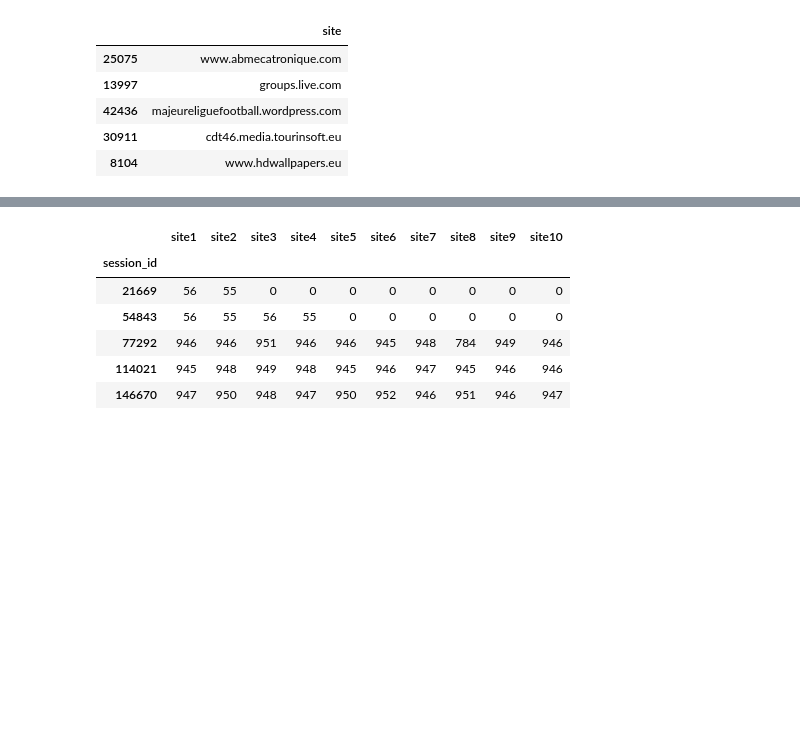
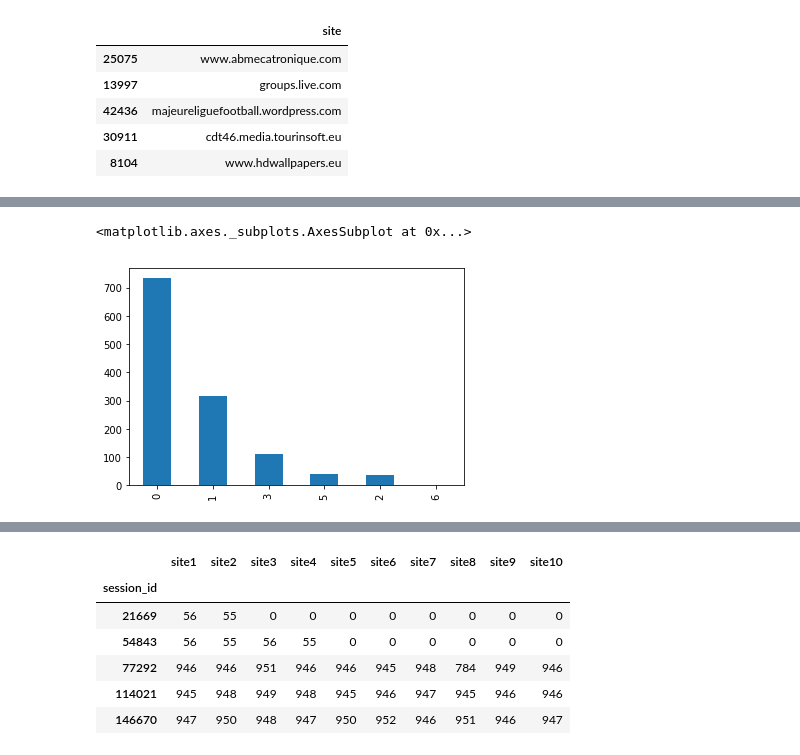
Before and after one commit to maxsaprykin/MLClass, a Jupyter notebook: hw6/hw6_session3_part1_alice_beat_baseline.ipynb, the cells around one changed output, grey strips where cells are left out. Cells and saved outputs as stored; diff of their text form; code cells hidden in the pictures; blank space fills up the shorter version.

```diff
--- a/hw6/hw6_session3_part1_alice_beat_baseline.ipynb
+++ b/hw6/hw6_session3_part1_alice_beat_baseline.ipynb
@@ -109,0 +123,7 @@ full_df.head()
+# %%
+df_target_for_pics['month/year']  = df_target_for_pics['month'].astype(str) + df_target_for_pics['year'].astype(str)
+# %%
+df_target_for_pics[df_target_for_pics['year'] == 2014]['day_of_week'].value_counts().plot(kind='bar')
+# %% [output]
+<matplotlib.axes._subplots.AxesSubplot at 0x...>
+[figure, added]
```
Also changed, not shown: parts of 39 cells of this notebook, 1 other file.
